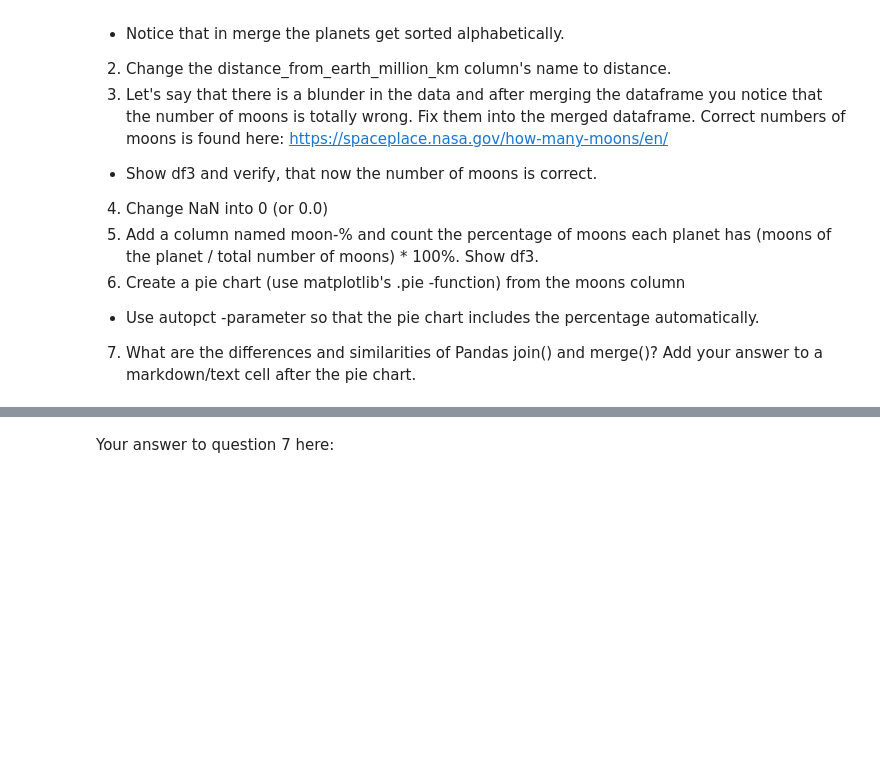
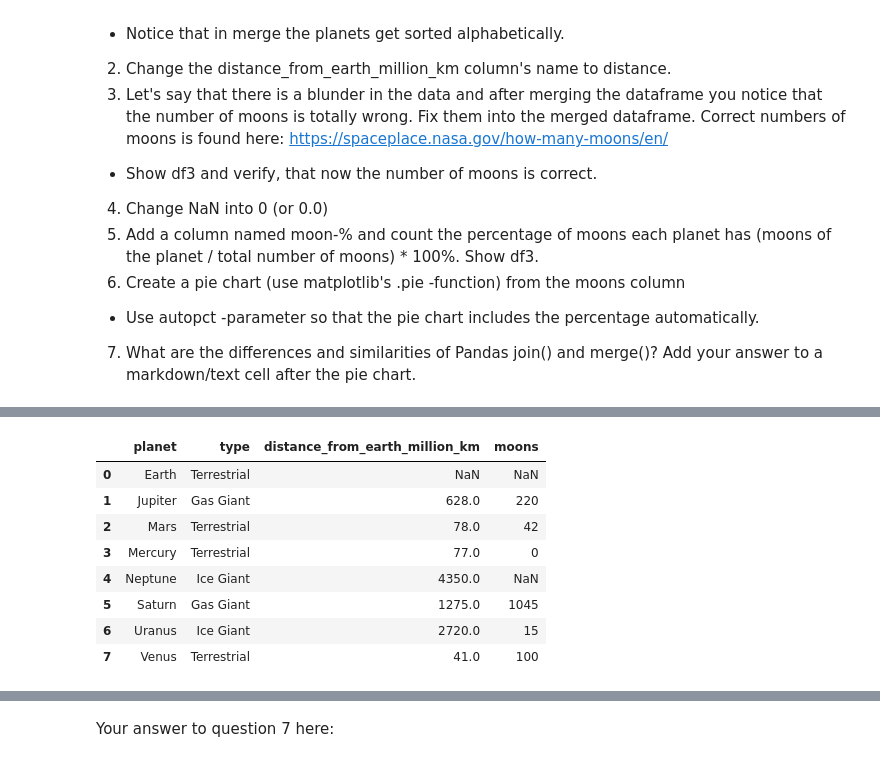
Before and after one commit to buicaothe/PYTHON, a Jupyter notebook: DATA MANAGEMENT/Labweek44/Table_basics_and_merge.ipynb, the cells around one changed output, grey strips where cells are left out. Cells and saved outputs as stored; diff of their text form; code cells hidden in the pictures; blank space fills up the shorter version.

```diff
--- a/DATA MANAGEMENT/Labweek44/Table_basics_and_merge.ipynb
+++ b/DATA MANAGEMENT/Labweek44/Table_basics_and_merge.ipynb
@@ -277,0 +662,13 @@ print("\n",df2)
+# %%
+df3 = df1.merge(df2, on='planet',how='outer')
+df3
+# %% [output]
+|  | planet | type | distance_from_earth_million_km | moons |
+| 0 | Earth | Terrestrial | NaN | NaN |
+| 1 | Jupiter | Gas Giant | 628.0 | 220 |
+| 2 | Mars | Terrestrial | 78.0 | 42 |
+| 3 | Mercury | Terrestrial | 77.0 | 0 |
+| 4 | Neptune | Ice Giant | 4350.0 | NaN |
+| 5 | Saturn | Gas Giant | 1275.0 | 1045 |
+| 6 | Uranus | Ice Giant | 2720.0 | 15 |
+| 7 | Venus | Terrestrial | 41.0 | 100 |
```
Also changed, not shown: parts of 43 cells of this notebook, 3 other files.
